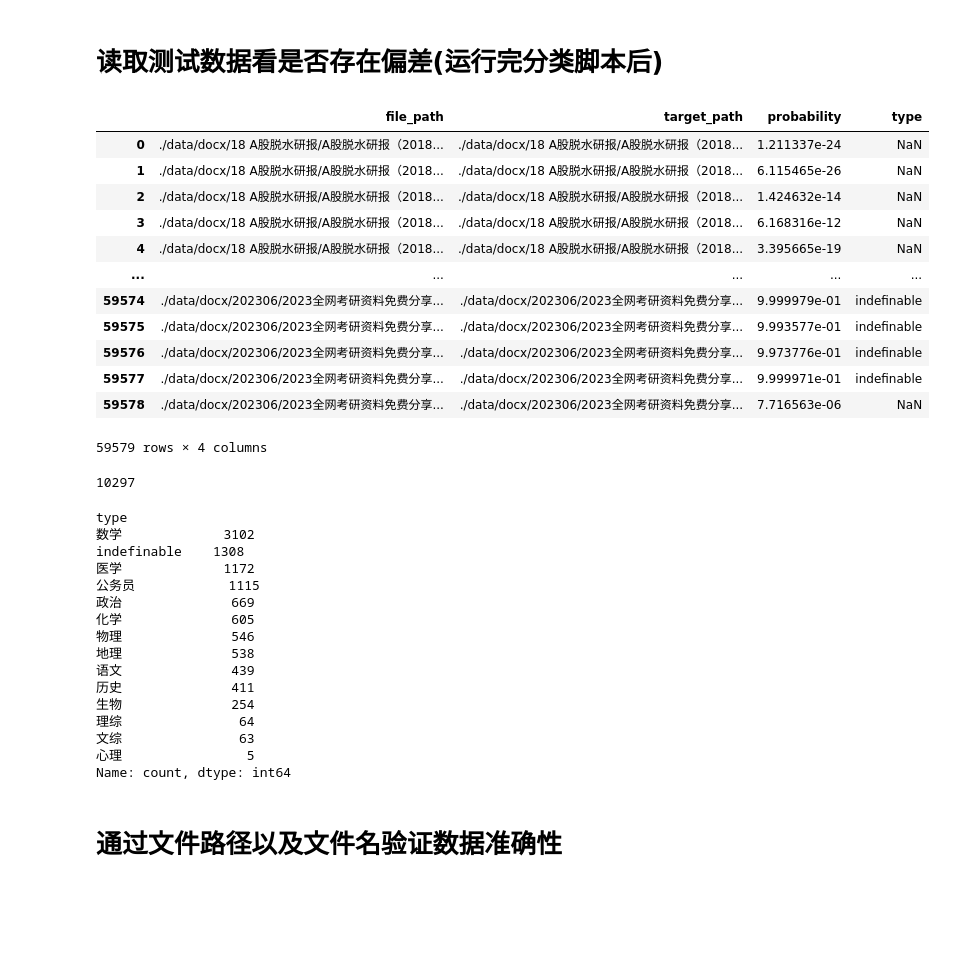
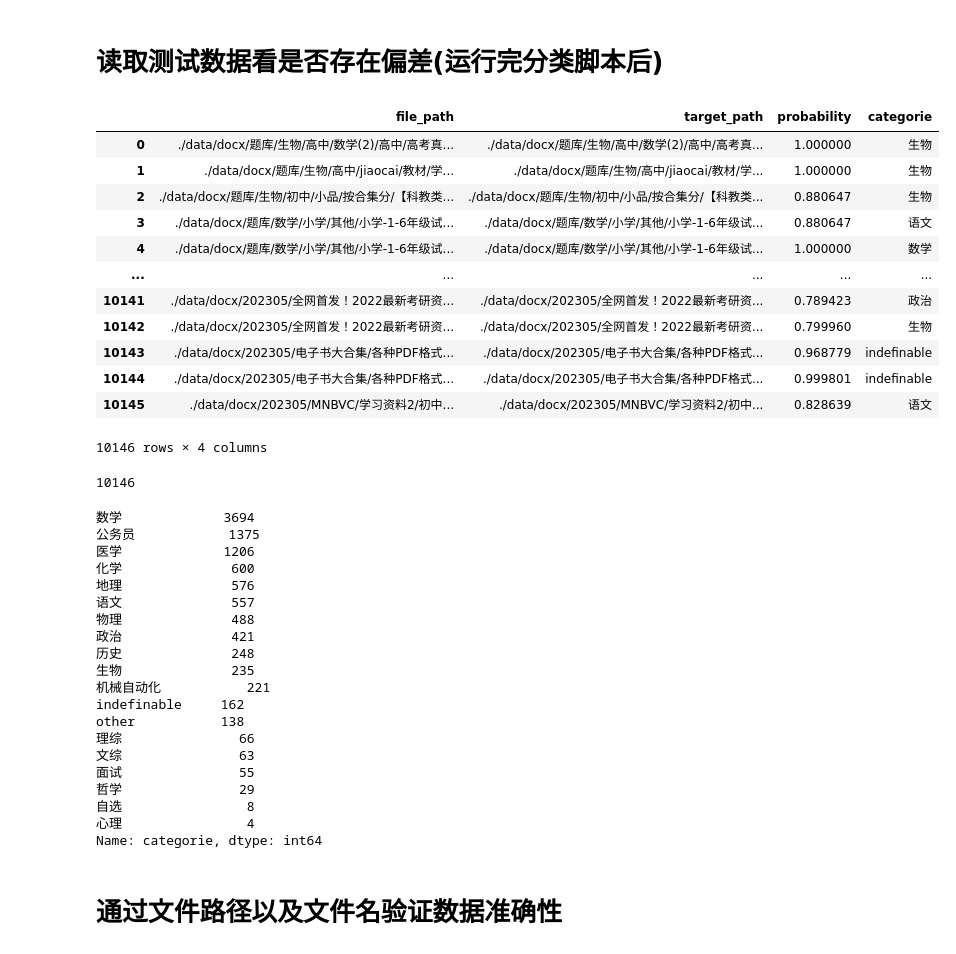
Before and after one commit to UnstoppableCurry/Exam-Question-Bank-Dataset-zh_mnbvc, a Jupyter notebook: notebook/type_classifier_determine_keywords.ipynb, the cells around one changed output. Drawn from its saved outputs; the diff is of its cells as text; code cells hidden in the pictures; blank space fills up the shorter version.

Commit message:
add type classifier

```diff
--- a/notebook/type_classifier_determine_keywords.ipynb
+++ b/notebook/type_classifier_determine_keywords.ipynb
@@ -95,53 +97,50 @@ for category in all_categorys_total:
 # %%
 import pandas as pd
 
-all_file_df = pd.read_csv("../classifier.csv")
-
-all_file_df['probability'] = pd.to_numeric(all_file_df['probability'])
-
-threshold = 0.5
-
-positive_df = all_file_df[all_file_df['probability'] > threshold]
-negative_df = all_file_df[all_file_df['probability'] <= threshold]
+all_file_df = pd.read_csv("../category_classifier.csv")
 
 all_file_df
 # %% [output]
-|  | file_path | target_path | probability | type |
-| 0 | ./data/docx/18 A股脱水研报/A股脱水研报（2018... | ./data/docx/18 A股脱水研报/A股脱水研报（2018... | 1.211337e-24 | NaN |
-| 1 | ./data/docx/18 A股脱水研报/A股脱水研报（2018... | ./data/docx/18 A股脱水研报/A股脱水研报（2018... | 6.115465e-26 | NaN |
-| 2 | ./data/docx/18 A股脱水研报/A股脱水研报（2018... | ./data/docx/18 A股脱水研报/A股脱水研报（2018... | 1.424632e-14 | NaN |
-| 3 | ./data/docx/18 A股脱水研报/A股脱水研报（2018... | ./data/docx/18 A股脱水研报/A股脱水研报（2018... | 6.168316e-12 | NaN |
-| 4 | ./data/docx/18 A股脱水研报/A股脱水研报（2018... | ./data/docx/18 A股脱水研报/A股脱水研报（2018... | 3.395665e-19 | NaN |
+|  | file_path | target_path | probability | categorie |
+| 0 | ./data/docx/题库/生物/高中/数学(2)/高中/高考真... | ./data/docx/题库/生物/高中/数学(2)/高中/高考真... | 1.000000 | 生物 |
+| 1 | ./data/docx/题库/生物/高中/jiaocai/教材/学... | ./data/docx/题库/生物/高中/jiaocai/教材/学... | 1.000000 | 生物 |
+| 2 | ./data/docx/题库/生物/初中/小品/按合集分/【科教类... | ./data/docx/题库/生物/初中/小品/按合集分/【科教类... | 0.880647 | 生物 |
+| 3 | ./data/docx/题库/数学/小学/其他/小学-1-6年级试... | ./data/docx/题库/数学/小学/其他/小学-1-6年级试... | 0.880647 | 语文 |
+| 4 | ./data/docx/题库/数学/小学/其他/小学-1-6年级试... | ./data/docx/题库/数学/小学/其他/小学-1-6年级试... | 1.000000 | 数学 |
 | ... | ... | ... | ... | ... |
-| 59574 | ./data/docx/202306/2023全网考研资料免费分享... | ./data/docx/202306/2023全网考研资料免费分享... | 9.999979e-01 | indefinable |
-| 59575 | ./data/docx/202306/2023全网考研资料免费分享... | ./data/docx/202306/2023全网考研资料免费分享... | 9.993577e-01 | indefinable |
-| 59576 | ./data/docx/202306/2023全网考研资料免费分享... | ./data/docx/202306/2023全网考研资料免费分享... | 9.973776e-01 | indefinable |
-| 59577 | ./data/docx/202306/2023全网考研资料免费分享... | ./data/docx/202306/2023全网考研资料免费分享... | 9.999971e-01 | indefinable |
-| 59578 | ./data/docx/202306/2023全网考研资料免费分享... | ./data/docx/202306/2023全网考研资料免费分享... | 7.716563e-06 | NaN |
+| 10141 | ./data/docx/202305/全网首发！2022最新考研资... | ./data/docx/202305/全网首发！2022最新考研资... | 0.789423 | 政治 |
+| 10142 | ./data/docx/202305/全网首发！2022最新考研资... | ./data/docx/202305/全网首发！2022最新考研资... | 0.799960 | 生物 |
+| 10143 | ./data/docx/202305/电子书大合集/各种PDF格式... | ./data/docx/202305/电子书大合集/各种PDF格式... | 0.968779 | indefinable |
+| 10144 | ./data/docx/202305/电子书大合集/各种PDF格式... | ./data/docx/202305/电子书大合集/各种PDF格式... | 0.999801 | indefinable |
+| 10145 | ./data/docx/202305/MNBVC/学习资料2/初中... | ./data/docx/202305/MNBVC/学习资料2/初中... | 0.828639 | 语文 |
-59579 rows × 4 columns
+10146 rows × 4 columns
 # %%
-len(positive_df)
+len(all_file_df)
 # %% [output]
-10297
+10146
 # %%
-positive_df['type'].value_counts()
+all_file_df['categorie'].value_counts()
 # %% [output]
-type
-数学             3102
-indefinable    1308
-医学             1172
-公务员            1115
-政治              669
-化学              605
-物理              546
-地理              538
-语文              439
-历史              411
-生物              254
-理综               64
+数学             3694
+公务员            1375
+医学             1206
+化学              600
+地理              576
+语文              557
+物理              488
+政治              421
+历史              248
+生物              235
+机械自动化           221
+indefinable     162
+other           138
+理综               66
 文综               63
-心理                5
-Name: count, dtype: int64
+面试               55
+哲学               29
+自选                8
+心理                4
+Name: categorie, dtype: int64
 # %% [markdown]
 # 通过文件路径以及文件名验证数据准确性
 # %%
```
Also changed, not shown: parts of 8 cells of this notebook, 5 other files.
